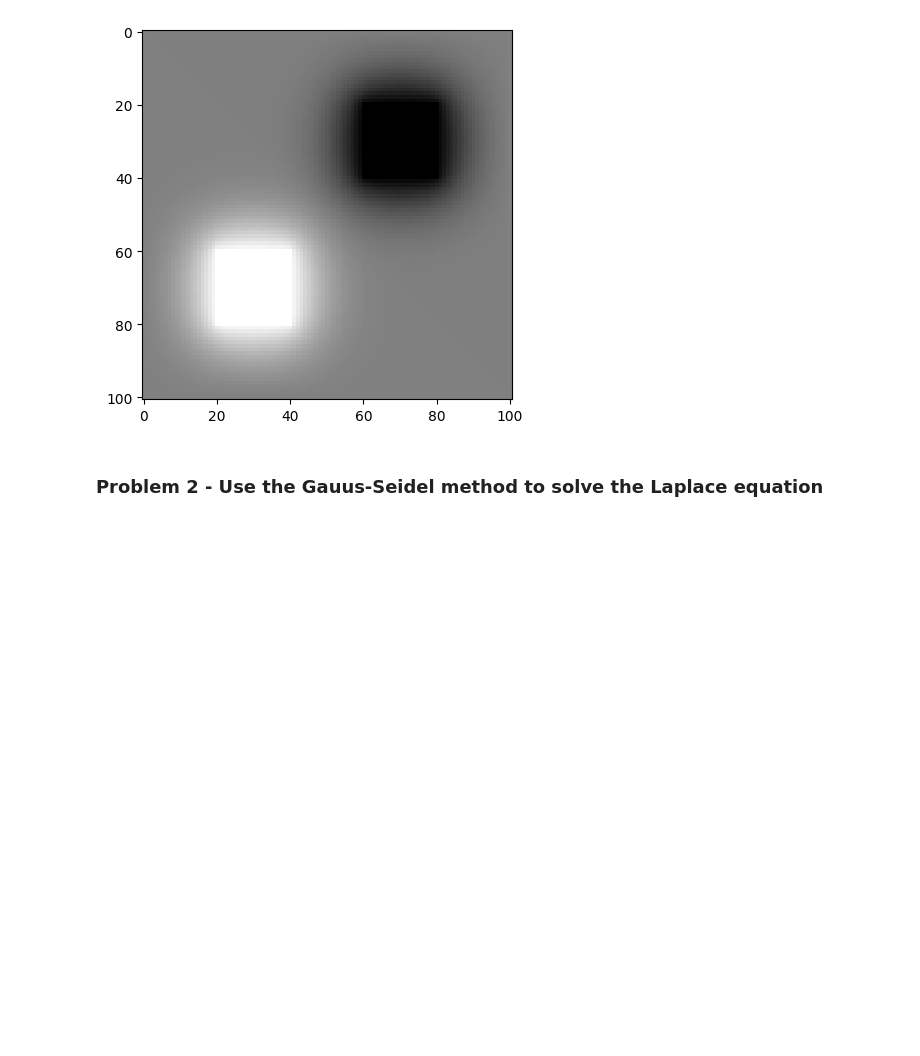
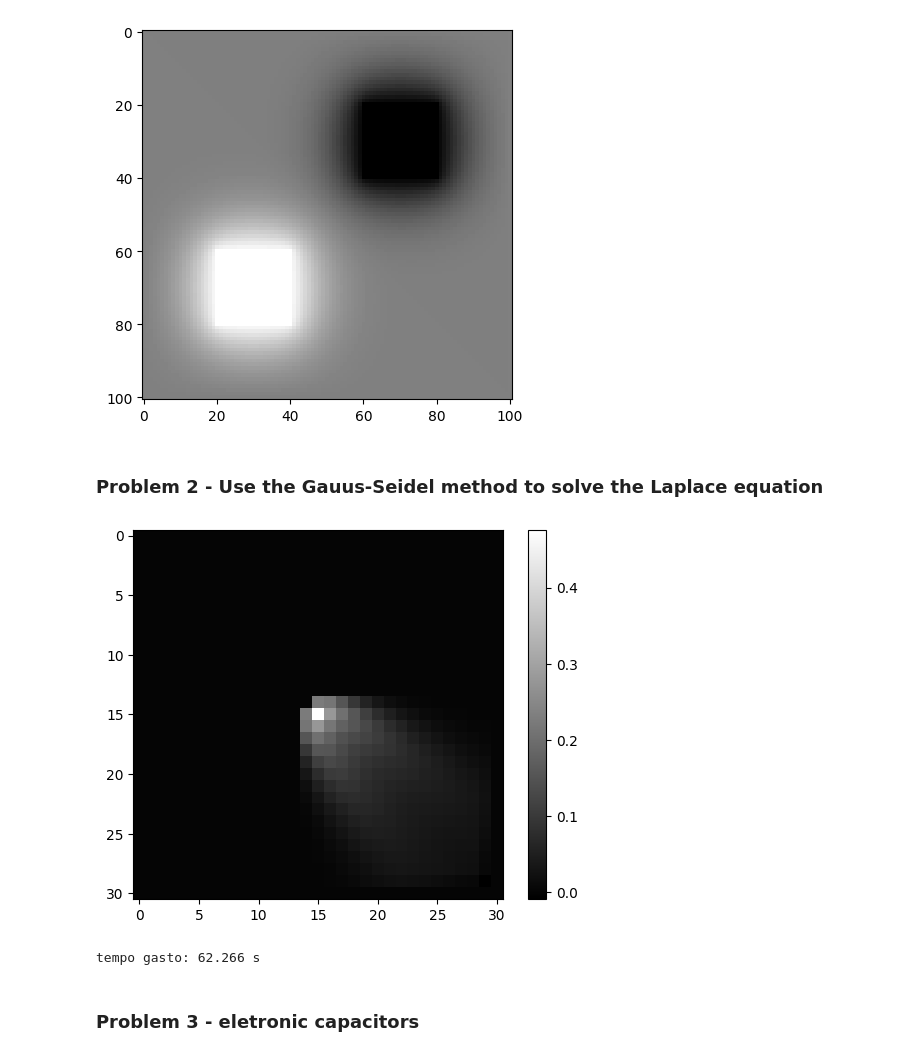
Before and after one commit to physerikc/computational-physics-II, a Jupyter notebook: list2 - partial differential equations.ipynb, the cells around one changed output. Cells and saved outputs as stored; diff of their text form; code cells hidden in the pictures; blank space fills up the shorter version.

```diff
--- a/list2 - partial differential equations.ipynb
+++ b/list2 - partial differential equations.ipynb
@@ -67,3 +68,48 @@ show()
 [figure]
 # %% [markdown]
 ### Problem 2 - Use the Gauus-Seidel method to solve the Laplace equation
+# %%
+from time import monotonic
+
+M = 31
+tol = 1e-6
+q = 1
+e0 = 1
+L = 1
+deltamax = 10
+w = 0.9
+
+t1 = monotonic()
+a = L/M
+p = q/(a**2)
+
+phi = zeros([M, M], float)
+# %%
+while (abs(deltamax > tol)):
+    deltamax = 0
+    for i in range(1, M-1):
+        for j in range(1, M-1):
+            if (i == int((M-1)/2)) and (j == int((M-1)/2)):
+                phiprime = (1/4)*(phi[i+1, j] + phi[i-1, j] + phi[i, j+1] + phi[i, j-1] + (p*a*a/e0))
+                delta = phiprime - phi[i, j]
+                phi[i, j] += (1 + w)*delta
+            else:
+                phiprime = (1/4)*(phi[i+1, j] + phi[i-1, j] + phi[i, j+1] + phi[i, j-1])
+                delta = phiprime - phi[i, j]
+                phi[i, j] += (1 + w)*delta
+
+        if (abs(delta) > deltamax):
+            deltamax = delta
+    print(deltamax)
+# %%
+t2 = monotonic()
+imshow(phi)
+plt.colorbar()
+show()
+
+print(f'tempo gasto: {t2-t1:.3f} s')
+# %% [output]
+[figure, added]
+tempo gasto: 62.266 s
+# %% [markdown]
+### Problem 3 - eletronic capacitors
```
Also changed, not shown: parts of 5 cells of this notebook.
